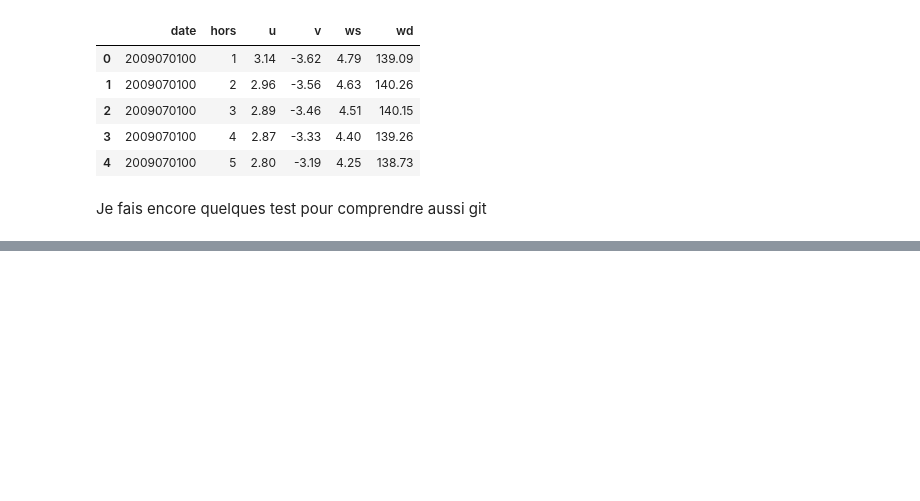
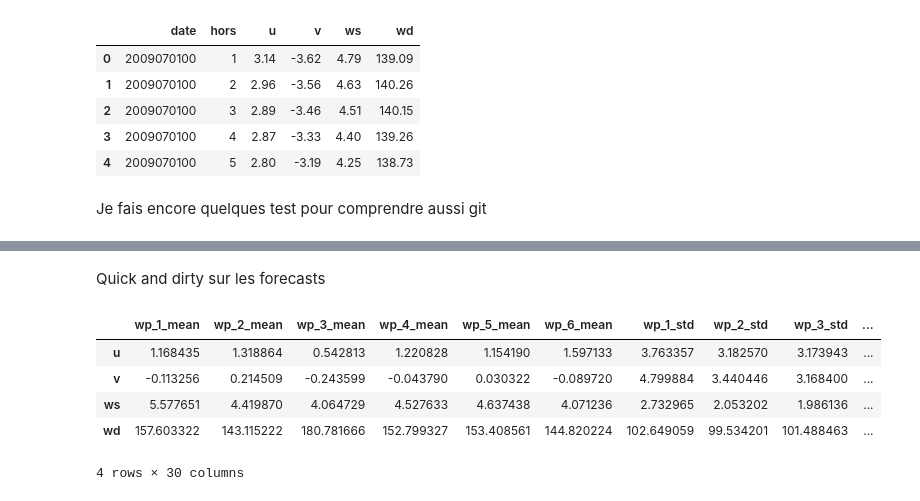
Before and after one commit to MorganeVives/DataChallenge_WP_phase2, a Jupyter notebook: EDA_GC.ipynb, the cells around one changed output, grey strips where cells are left out. Drawn from its saved outputs; the diff is of its cells as text; code cells hidden in the pictures; blank space fills up the shorter version.

```diff
--- a/EDA_GC.ipynb
+++ b/EDA_GC.ipynb
@@ -29,0 +105,29 @@ Je fais encore quelques test pour comprendre aussi git
+# %% [markdown]
+Quick and dirty sur les forecasts
+# %%
+stats_forecast = pd.DataFrame(index = [i for i in [i for i in wp_1_forecast.columns if i!='date'] if i!= 'hors'])
+#stats_forecast.head()
+# %%
+datasets = [wp_1_forecast,wp_2_forecast,wp_3_forecast,wp_4_forecast,wp_5_forecast,wp_6_forecast]
+#for i in range (1,7):
+ #   datasets.append('wp_'+str(i)+'_forecast')
+# %%
+for i,j in enumerate(datasets):
+    stats_forecast['wp_'+str(i+1)+'_mean']=np.mean(j.iloc[:,2:],axis=0)
+for i,j in enumerate(datasets):
+    stats_forecast['wp_'+str(i+1)+'_std']=np.std(j.iloc[:,2:],axis=0)
+for i,j in enumerate(datasets):
+    stats_forecast['wp_'+str(i+1)+'_var']=np.var(j.iloc[:,2:],axis=0)
+for i,j in enumerate(datasets):
+    stats_forecast['wp_'+str(i+1)+'_max']=np.max(j.iloc[:,2:],axis=0)
+for i,j in enumerate(datasets):
+    stats_forecast['wp_'+str(i+1)+'_min']=np.min(j.iloc[:,2:],axis=0)
+# %%
+stats_forecast.head()
+# %% [output]
+|  | wp_1_mean | wp_2_mean | wp_3_mean | wp_4_mean | wp_5_mean | wp_6_mean | wp_1_std | wp_2_std | wp_3_std | ... |
+| u | 1.168435 | 1.318864 | 0.542813 | 1.220828 | 1.154190 | 1.597133 | 3.763357 | 3.182570 | 3.173943 | ... |
+| v | -0.113256 | 0.214509 | -0.243599 | -0.043790 | 0.030322 | -0.089720 | 4.799884 | 3.440446 | 3.168400 | ... |
+| ws | 5.577651 | 4.419870 | 4.064729 | 4.527633 | 4.637438 | 4.071236 | 2.732965 | 2.053202 | 1.986136 | ... |
+| wd | 157.603322 | 143.115222 | 180.781666 | 152.799327 | 153.408561 | 144.820224 | 102.649059 | 99.534201 | 101.488463 | ... |
+4 rows × 30 columns
```
Also changed, not shown: parts of 19 cells of this notebook.
